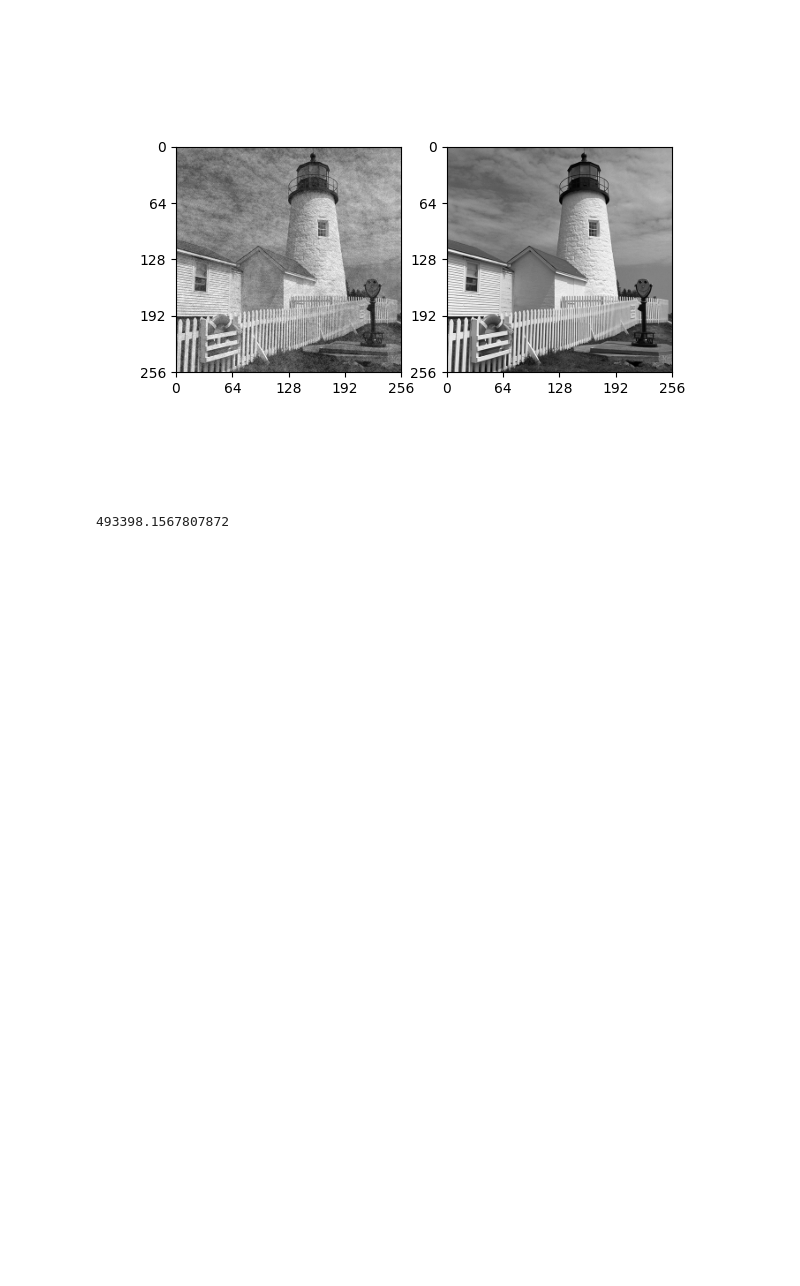
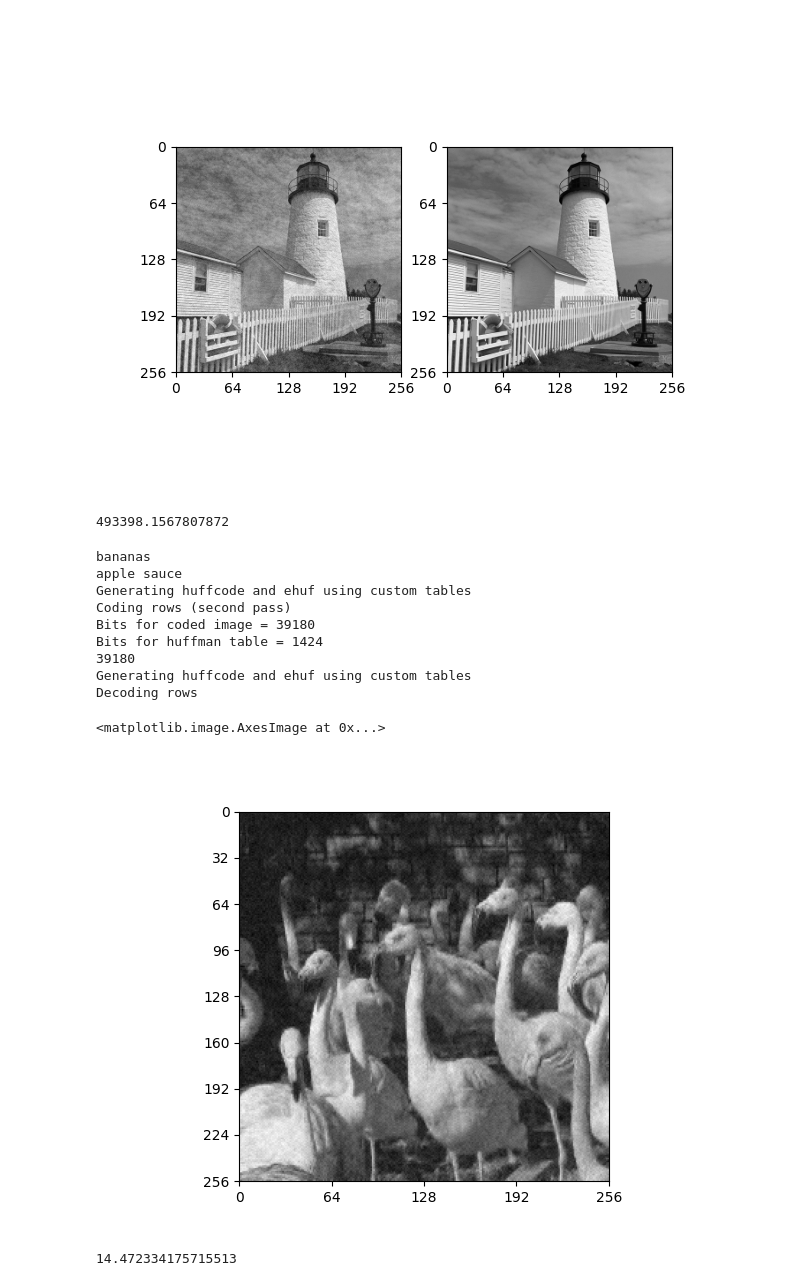
Before and after one commit to sigproc-classrooms/sf2-competition-2023-team-10, a Jupyter notebook: experiments.ipynb, the cells around one changed output. Drawn from its saved outputs; the diff is of its cells as text; code cells hidden in the pictures; blank space fills up the shorter version.

```diff
--- a/experiments.ipynb
+++ b/experiments.ipynb
@@ -133,3 +111,31 @@ Decoding rows
 bpp(lighthouse)*256*256
 # %% [output]
 493398.1567807872
+# %%
+from competition.encoder import encode
+from competition.decoder import decode
+
+vlc, header = encode(flamingo)
+print(np.sum(vlc[:, 1]))
+
+decoded = decode(vlc, header)
+
+
+fig, ax = plt.subplots()
+plot_image(decoded, ax=ax)
+# %% [output]
+bananas
+apple sauce
+Generating huffcode and ehuf using custom tables
+Coding rows (second pass)
+Bits for coded image = 39180
+Bits for huffman table = 1424
+39180
+Generating huffcode and ehuf using custom tables
+Decoding rows
+<matplotlib.image.AxesImage at 0x...>
+[figure, added]
+# %%
+np.std(decoded-flamingo)
+# %% [output]
+14.472334175715513
```
Also changed, not shown: parts of 5 cells of this notebook, 7 other files.
